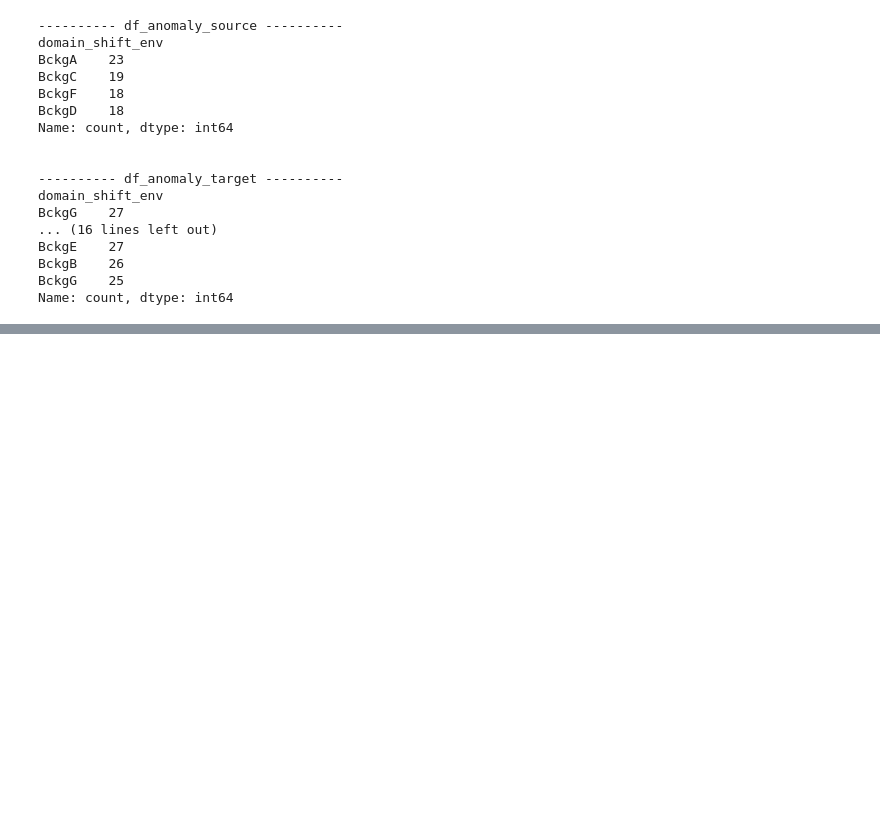
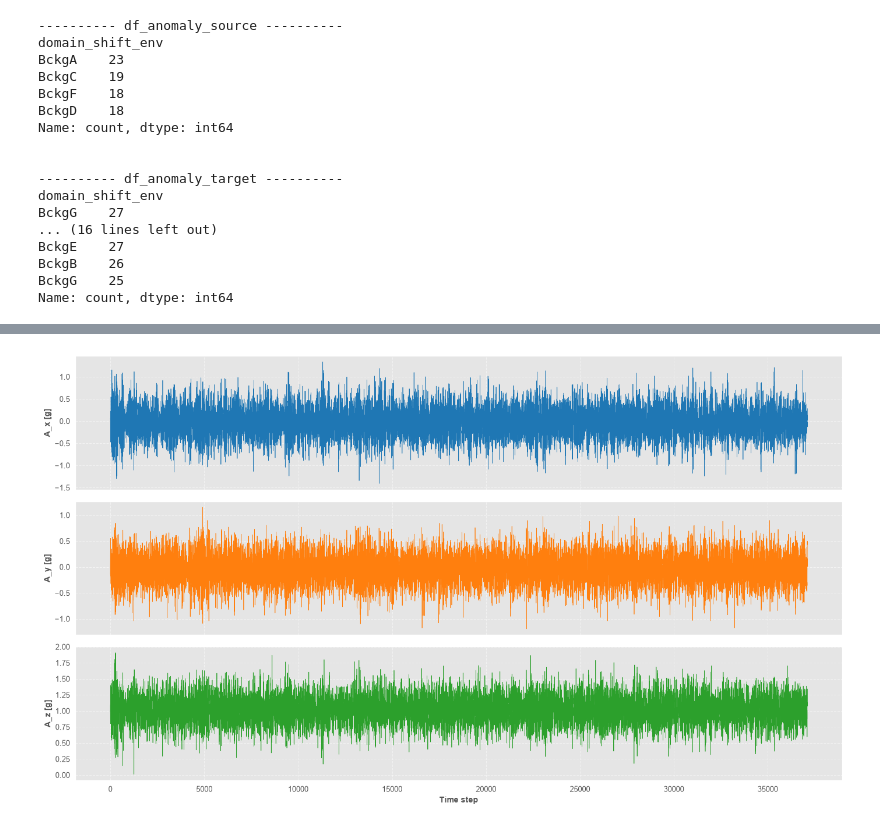
Before and after one commit to tiagomdpereira/masters-dissertation-data-science, a Jupyter notebook: notebooks/exploratory_data_analysis.ipynb, the cells around one changed output, grey strips where cells are left out. Drawn from its saved outputs; the diff is of its cells as text; code cells hidden in the pictures; blank space fills up the shorter version.

```diff
--- a/notebooks/exploratory_data_analysis.ipynb
+++ b/notebooks/exploratory_data_analysis.ipynb
@@ -293,0 +440,3 @@ Name: count, dtype: int64
+# %%
+get_plot(ts.loc[1:,:], '../data/08_reporting/raw_vibration_signals_without_first_value.pdf', 'Raw Vibration Signal Without The First Value (Normal - 1400 RPM)')
+# %% [output]
@@ -293,0 +447 @@ Name: count, dtype: int64
+[figure, added]
```
Also changed, not shown: parts of 17 cells of this notebook.
